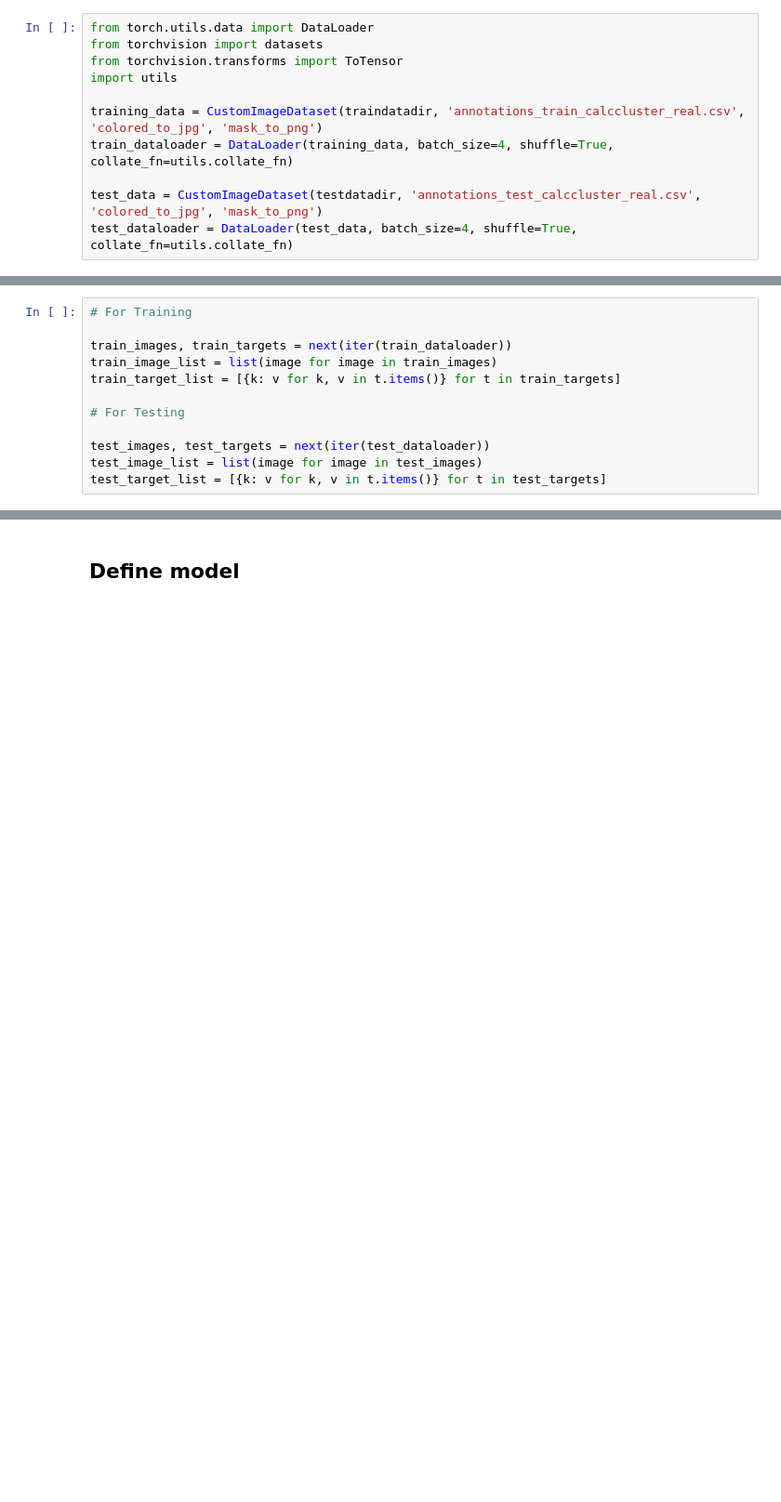
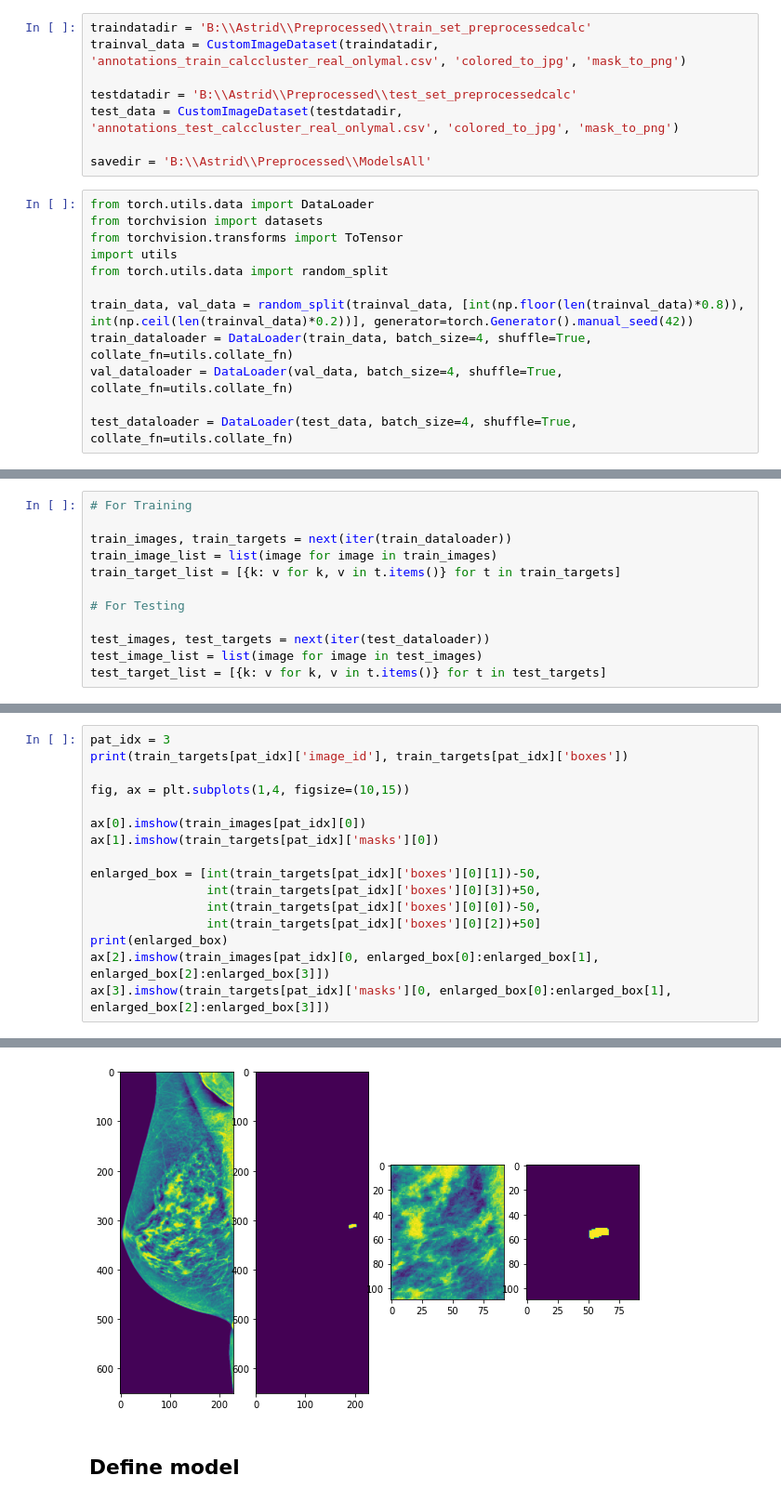
Before and after one commit to AstridVanCamp/DL_KULUM, a Jupyter notebook: TorchvisionObjectDetection_MaskRCNN.ipynb, the cells around one changed output, grey strips where cells are left out. Shown: that part at 93% size. Cells and saved outputs as stored; diff of their text form; blank space fills up the shorter version.

Commit message:
Results for good training run

```diff
--- a/TorchvisionObjectDetection_MaskRCNN.ipynb
+++ b/TorchvisionObjectDetection_MaskRCNN.ipynb
@@ -159,14 +147,23 @@ class CustomImageDataset(Dataset):
         target["iscrowd"] = iscrowd
 
         return image, target
+# %%
+traindatadir = 'B:\\Astrid\\Preprocessed\\train_set_preprocessedcalc'
+trainval_data = CustomImageDataset(traindatadir, 'annotations_train_calccluster_real_onlymal.csv', 'colored_to_jpg', 'mask_to_png')
+
+testdatadir = 'B:\\Astrid\\Preprocessed\\test_set_preprocessedcalc'
+test_data = CustomImageDataset(testdatadir, 'annotations_test_calccluster_real_onlymal.csv', 'colored_to_jpg', 'mask_to_png')
+
+savedir = 'B:\\Astrid\\Preprocessed\\ModelsAll'
 # %%
 from torch.utils.data import DataLoader
 from torchvision import datasets
 from torchvision.transforms import ToTensor
 import utils
+from torch.utils.data import random_split
 
-training_data = CustomImageDataset(traindatadir, 'annotations_train_calccluster_real.csv', 'colored_to_jpg', 'mask_to_png')
-train_dataloader = DataLoader(training_data, batch_size=4, shuffle=True, collate_fn=utils.collate_fn)
+train_data, val_data = random_split(trainval_data, [int(np.floor(len(trainval_data)*0.8)), int(np.ceil(len(trainval_data)*0.2))], generator=torch.Generator().manual_seed(42))
+train_dataloader = DataLoader(train_data, batch_size=4, shuffle=True, collate_fn=utils.collate_fn)
+val_dataloader = DataLoader(val_data, batch_size=4, shuffle=True, collate_fn=utils.collate_fn)
 
-test_data = CustomImageDataset(testdatadir, 'annotations_test_calccluster_real.csv', 'colored_to_jpg', 'mask_to_png')
 test_dataloader = DataLoader(test_data, batch_size=4, shuffle=True, collate_fn=utils.collate_fn)
@@ -225,0 +206,17 @@ tensor([83]) tensor([[365.8678, 246.6958, 381.6075, 265.9689]])
+# %%
+pat_idx = 3
+print(train_targets[pat_idx]['image_id'], train_targets[pat_idx]['boxes'])
+
+fig, ax = plt.subplots(1,4, figsize=(10,15))
+
+ax[0].imshow(train_images[pat_idx][0])
+ax[1].imshow(train_targets[pat_idx]['masks'][0])
+
+enlarged_box = [int(train_targets[pat_idx]['boxes'][0][1])-50,
+                int(train_targets[pat_idx]['boxes'][0][3])+50,
+                int(train_targets[pat_idx]['boxes'][0][0])-50,
+                int(train_targets[pat_idx]['boxes'][0][2])+50]
+print(enlarged_box)
+ax[2].imshow(train_images[pat_idx][0, enlarged_box[0]:enlarged_box[1], enlarged_box[2]:enlarged_box[3]])
+ax[3].imshow(train_targets[pat_idx]['masks'][0, enlarged_box[0]:enlarged_box[1], enlarged_box[2]:enlarged_box[3]])
+# %% [output]
@@ -226,3 +226,4 @@ tensor([83]) tensor([[365.8678, 246.6958, 381.6075, 265.9689]])
+[figure, added]
 # %% [markdown]
 ## Define model
 # %%
```
Also changed, not shown: parts of 35 cells of this notebook, 4 other files.
